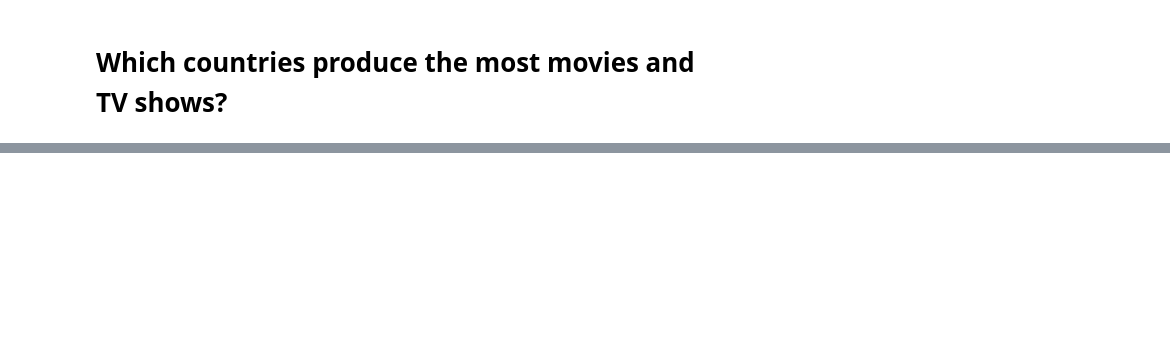
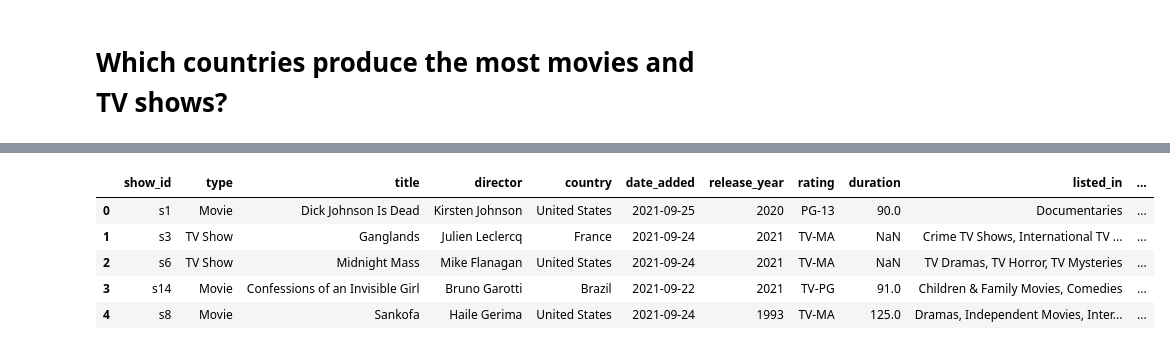
Before and after one commit to Anas20001/Netflix-Movies-Series-EDA, a Jupyter notebook: Notebooks/netflix-eda.ipynb, the cells around one changed output, grey strips where cells are left out. Drawn from its saved outputs; the diff is of its cells as text; code cells hidden in the pictures; blank space fills up the shorter version.

```diff
--- a/Notebooks/netflix-eda.ipynb
+++ b/Notebooks/netflix-eda.ipynb
@@ -289,0 +410,5 @@ grouped.reset_index()
+# %%
+ratings = {'TV-Y': 1, 'TV-Y7': 2, 'TV-G': 3, 'TV-PG': 4, 'TV-14': 5, 'TV-MA': 6,
+           'G': 7, 'PG': 8, 'PG-13': 9, 'R': 10, 'NC-17': 11, 'NR': 12, 'TV-Y7-FV': 13, 'UR': 14}
+
+df['rating_num'] = df['rating'].map(ratings)
@@ -289,0 +497,9 @@ grouped.reset_index()
+# %%
+df.head()
+# %% [output]
+|  | show_id | type | title | director | country | date_added | release_year | rating | duration | listed_in | ... |
+| 0 | s1 | Movie | Dick Johnson Is Dead | Kirsten Johnson | United States | 2021-09-25 | 2020 | PG-13 | 90.0 | Documentaries | ... |
+| 1 | s3 | TV Show | Ganglands | Julien Leclercq | France | 2021-09-24 | 2021 | TV-MA | NaN | Crime TV Shows, International TV ... | ... |
+| 2 | s6 | TV Show | Midnight Mass | Mike Flanagan | United States | 2021-09-24 | 2021 | TV-MA | NaN | TV Dramas, TV Horror, TV Mysteries | ... |
+| 3 | s14 | Movie | Confessions of an Invisible Girl | Bruno Garotti | Brazil | 2021-09-22 | 2021 | TV-PG | 91.0 | Children & Family Movies, Comedies | ... |
+| 4 | s8 | Movie | Sankofa | Haile Gerima | United States | 2021-09-24 | 1993 | TV-MA | 125.0 | Dramas, Independent Movies, Inter... | ... |
```
Also changed, not shown: parts of 42 cells of this notebook.
